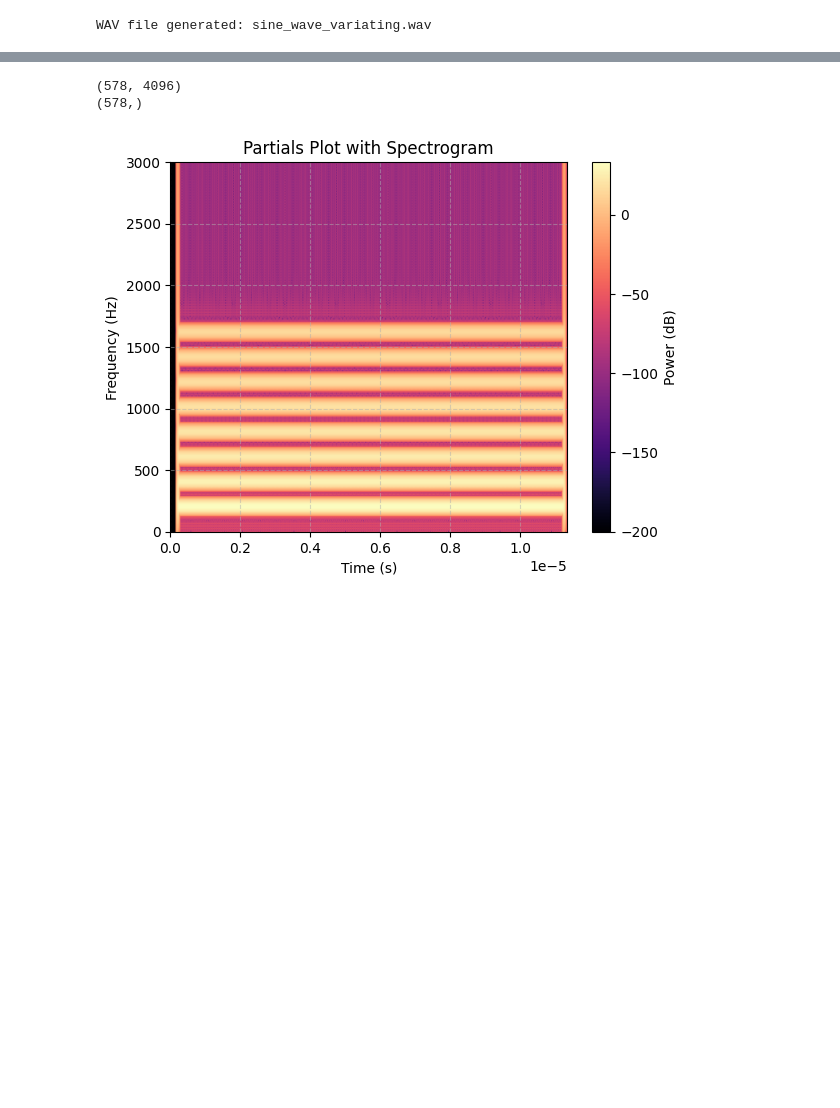
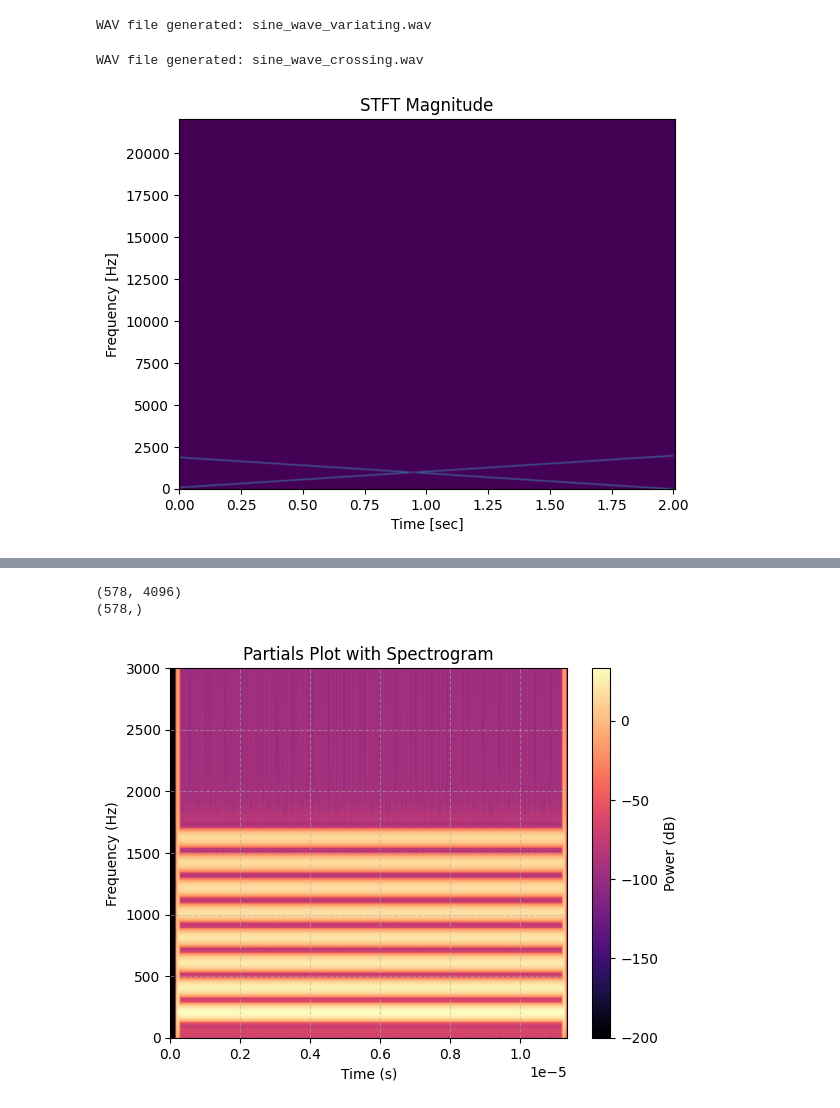
Before and after one commit to BJCOLAS/fast-partial-tracking, a Jupyter notebook: testNotebook.ipynb, the cells around one changed output, grey strips where cells are left out. Cells and saved outputs as stored; diff of their text form; code cells hidden in the pictures; blank space fills up the shorter version.

```diff
--- a/testNotebook.ipynb
+++ b/testNotebook.ipynb
@@ -110,4 +116,60 @@ wav.write("sine_wave_variating.wav", fs, wave_int16)
 print("WAV file generated: sine_wave_variating.wav")
 # %% [output]
 WAV file generated: sine_wave_variating.wav
+# %%
+## Generation of a numpy sinwave with fluctuation
+
+import numpy as np
+import scipy.io.wavfile as wav
+
+# Parameters
+fs = 44100  # Sampling rate (Hz)
+duration = 2  # Duration of the sound (seconds)
+f_base = 440  # Base frequency (Hz)
+f_variation = 50  # Frequency variation depth (Hz)
+modulation_rate = 10  # Frequency modulation rate (Hz)
+
+# Time vector
+t = np.linspace(0, duration, int(fs * duration), endpoint=False)
+
+# Frequency ramp
+freq_ramp = np.linspace(100,2000,len(t))
+
+# Frequency modulation
+f_t = freq_ramp
+
+f_t2 = max(freq_ramp) - freq_ramp
+
+# Generate the sine wave with time-varying frequency
+wave1 = 1/2*np.sin(2 * np.pi * np.cumsum(f_t) / fs)
+wave2 = 1/2*np.sin(2 * np.pi * np.cumsum(f_t2) / fs)
+wave = wave1 + wave2
+
+# Normalize to int16 for WAV file
+wave_int16 = np.int16(wave * 32767)
+
+# Save as WAV file
+wav.write("sine_wave_crossing.wav", fs, wave_int16)
+
+print("WAV file generated: sine_wave_crossing.wav")
+# %% [output]
+WAV file generated: sine_wave_crossing.wav
+# %%
+from scipy import signal
+import matplotlib.pyplot as plt
+
+amp = max(wave)
+f, t, Zxx = signal.stft(wave, fs, nperseg=1000)
+
+plt.pcolormesh(t, f, np.abs(Zxx), vmin=0, vmax=amp, shading='gouraud')
+
+plt.title('STFT Magnitude')
+
+plt.ylabel('Frequency [Hz]')
+
+plt.xlabel('Time [sec]')
+
+plt.show()
+# %% [output]
+[figure, added]
 # %%
```
Also changed, not shown: parts of 11 cells of this notebook, 16 other files.
